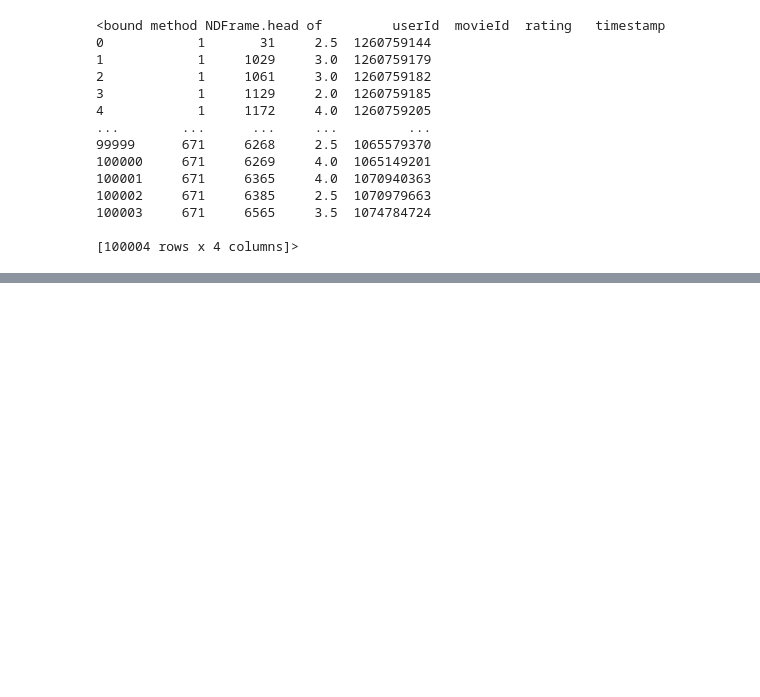
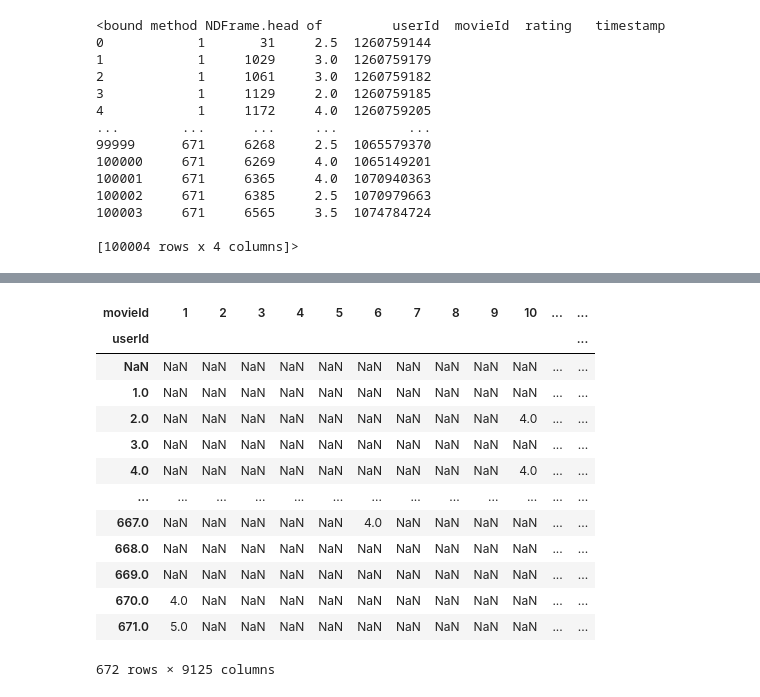
Before and after one commit to ElenaVillano/sistemas_recomendacion, a Jupyter notebook: Proyecto_Final_Equipo_7.ipynb, the cells around one changed output, grey strips where cells are left out. Drawn from its saved outputs; the diff is of its cells as text; code cells hidden in the pictures; blank space fills up the shorter version.

Commit message:
Creando matriz de usuarios y peliculas

```diff
--- a/Proyecto_Final_Equipo_7.ipynb
+++ b/Proyecto_Final_Equipo_7.ipynb
@@ -159,0 +230,5 @@ credits.head
+# %%
+# Construyendo la matriz Y_ai
+y_ia = links_small.set_index('movieId').join(ratings_small.set_index('movieId'))
+y_ia = y_ia.reset_index()
+y_ia
@@ -159,0 +249,19 @@ credits.head
+# %%
+#y_ia.pivot(index="userId", columns="movieId", values="rating")
+y_ia = pd.DataFrame(y_ia.pivot(index='userId', columns='movieId', values='rating'))
+y_ia
+# %% [output]
+| movieId | 1 | 2 | 3 | 4 | 5 | 6 | 7 | 8 | 9 | 10 | ... | ... |
+| userId |  |  |  |  |  |  |  |  |  |  |  | ... |
+| NaN | NaN | NaN | NaN | NaN | NaN | NaN | NaN | NaN | NaN | NaN | ... | ... |
+| 1.0 | NaN | NaN | NaN | NaN | NaN | NaN | NaN | NaN | NaN | NaN | ... | ... |
+| 2.0 | NaN | NaN | NaN | NaN | NaN | NaN | NaN | NaN | NaN | 4.0 | ... | ... |
+| 3.0 | NaN | NaN | NaN | NaN | NaN | NaN | NaN | NaN | NaN | NaN | ... | ... |
+| 4.0 | NaN | NaN | NaN | NaN | NaN | NaN | NaN | NaN | NaN | 4.0 | ... | ... |
+| ... | ... | ... | ... | ... | ... | ... | ... | ... | ... | ... | ... | ... |
+| 667.0 | NaN | NaN | NaN | NaN | NaN | 4.0 | NaN | NaN | NaN | NaN | ... | ... |
+| 668.0 | NaN | NaN | NaN | NaN | NaN | NaN | NaN | NaN | NaN | NaN | ... | ... |
+| 669.0 | NaN | NaN | NaN | NaN | NaN | NaN | NaN | NaN | NaN | NaN | ... | ... |
+| 670.0 | 4.0 | NaN | NaN | NaN | NaN | NaN | NaN | NaN | NaN | NaN | ... | ... |
+| 671.0 | 5.0 | NaN | NaN | NaN | NaN | NaN | NaN | NaN | NaN | NaN | ... | ... |
+672 rows × 9125 columns
```
Also changed, not shown: parts of 21 cells of this notebook.
